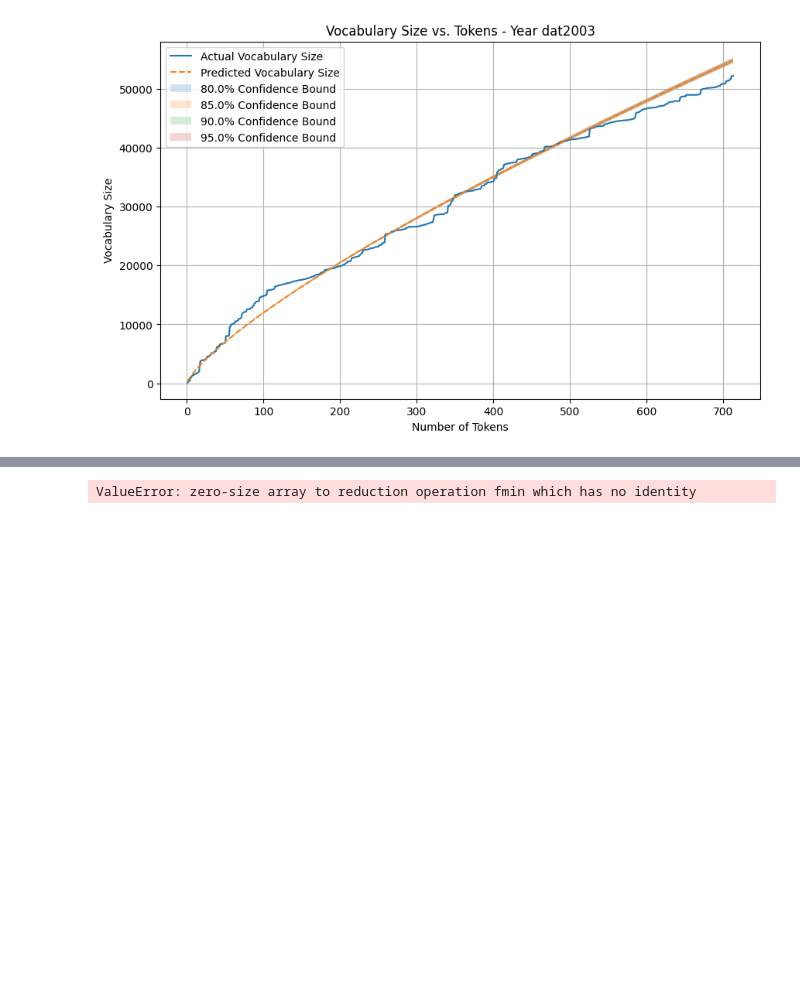
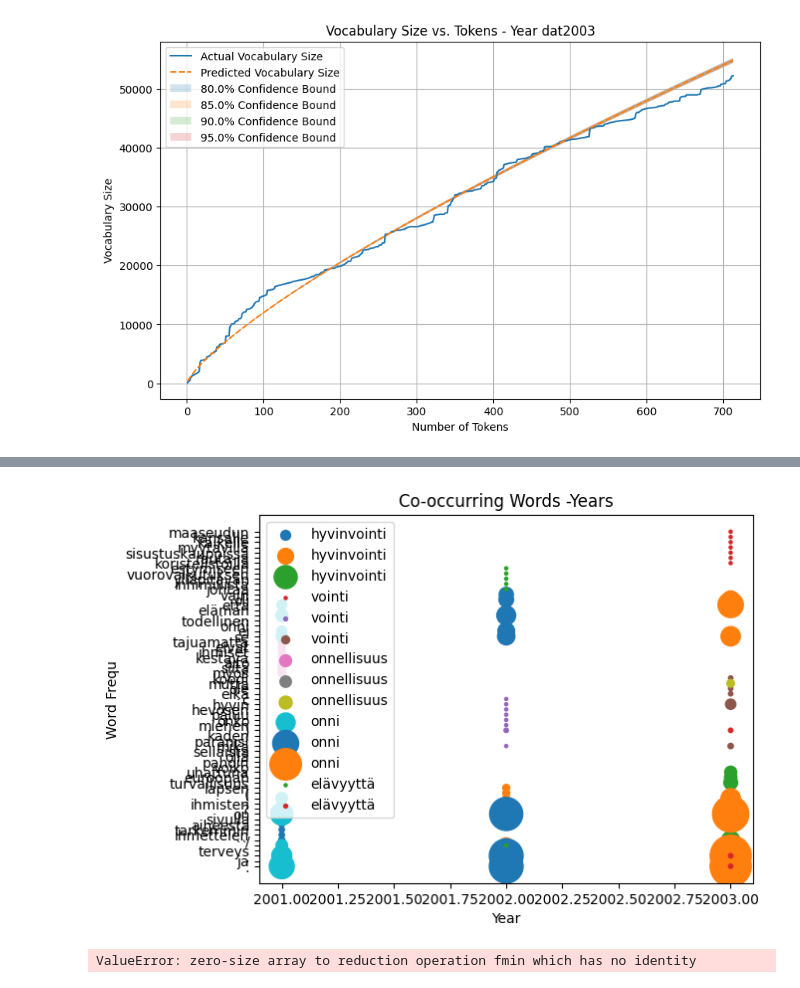
Before and after one commit to Ahghaffari/suomi24_analysis, a Jupyter notebook: tasks.ipynb, the cells around one changed output, grey strips where cells are left out. Saved outputs shown, nothing was run; the diff lists cells and outputs as text; code cells hidden in the pictures; blank space fills up the shorter version.

Commit message:
section 5

```diff
--- a/tasks.ipynb
+++ b/tasks.ipynb
@@ -274,3 +212,63 @@ No artists with labels found to put in legend.  Note that artists whose label st
+# %%
+#Section 5
+import pandas as pd
+import nltk
+from nltk.tokenize import word_tokenize
+from nltk.probability import FreqDist
+import matplotlib.pyplot as plt
+
+df = pd.read_csv('data/filtered_threads.csv')
+keywords = ['hyvinvointi', 'vointi', 'onnellisuus', 'onni', 'elämään tyytyväisyyttä', 'elävyyttä']
+
+#nltk.download('punkt')
+
+# Function - find the most frequent co-occurring words
+def find_most_frequent_co_occurring_words(data, keyword, year):
+    tokens = word_tokenize(data['thread_text'].str.lower().str.cat(sep=' '))
+    keyword_indices = [i for i, token in enumerate(tokens) if token == keyword]
+
+    # Initialize a FreqDist
+    fdist = FreqDist()
+    # Define the window size (3 units)
+    window_size = 3
+
+    for keyword_index in keyword_indices:
+        window_start = max(0, keyword_index - window_size)
+        window_end = min(len(tokens), keyword_index + window_size + 1)
+        window_words = tokens[window_start:window_end]
+        fdist.update(window_words)
+
+    # Exclude the keyword itself
+    del fdist[keyword]
+
+    # Get the 10 most frequent words
+    top_words = fdist.most_common(10)
+
+    return top_words
+
+# Initialize a dictionary to store the results
+results = {keyword: {} for keyword in keywords}
+
+for year in range(2001, 2004):  #Important! 2018
+    year_data = df[df['datetime'].str.startswith(str(year))]
+    for keyword in keywords:
+        top_words = find_most_frequent_co_occurring_words(year_data, keyword, year)
+        results[keyword][year] = top_words
+
+# Plot
+for keyword, keyword_data in results.items():
+    for year, top_words in keyword_data.items():
+        if top_words:
+            x, y = zip(*top_words)
+            plt.scatter([year] * len(x), x, s=[freq * 5 for freq in y], label=keyword)
+
+plt.xlabel('Year')
+plt.ylabel('Word Frequ')
+plt.title('Co-occurring Words -Years')
+plt.legend()
+plt.show()
+# %% [output]
+[figure, added]
 # %%
 #Section 6
 import pandas as pd
```
Also changed, not shown: parts of 1 cell of this notebook, 1 other file.
